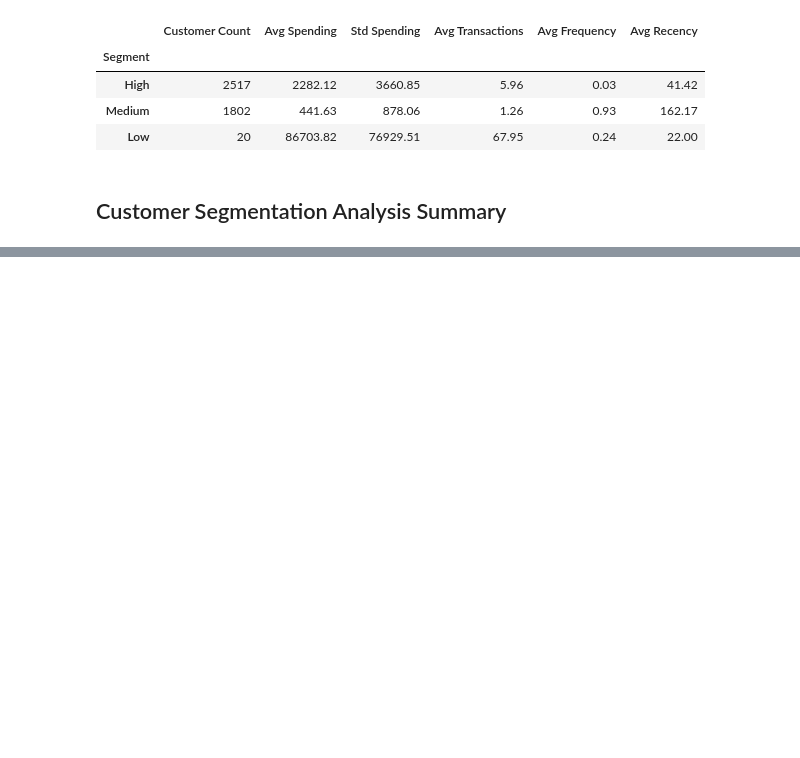
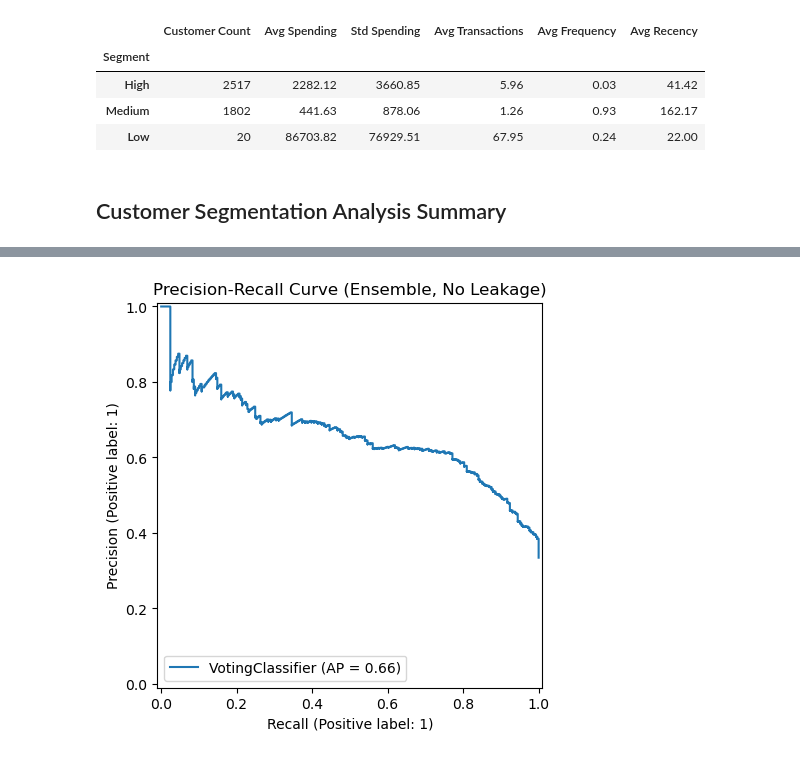
Before and after one commit to karthikke31-gif/E-commerce_Customer_Segementation, a Jupyter notebook: Customer_Segmentation.ipynb, the cells around one changed output, grey strips where cells are left out. Drawn from its saved outputs; the diff is of its cells as text; code cells hidden in the pictures; blank space fills up the shorter version.

```diff
--- a/Customer_Segmentation.ipynb
+++ b/Customer_Segmentation.ipynb
@@ -1125,0 +1241,21 @@ Created features such as:
+# %%
+
+# Step 6: Model 3 - SVM Pipeline (PCA Adaptive, RBF Kernel)
+n_features = X_train_nr.shape[1]
+n_components = min(6, n_features)  # Dynamic fix for error
+print(f"\nUsing PCA n_components={n_components} (adapted to {n_features} features)")
+
+pipeline = Pipeline([
+    ('pca', PCA(n_components=n_components)),
+    ('svm', SVC(kernel='rbf', class_weight='balanced', probability=True))  # probability for AUC
+])
+param_grid = {'svm__C': [0.1, 1, 10]}
+grid = GridSearchCV(pipeline, param_grid, cv=5, scoring='roc_auc', error_score='raise')  # Raise for debugging
+grid.fit(X_train_nr, y_train_nr)
+print("Best C:", grid.best_params_['svm__C'])
+
+# SVM Predictions & Report
+y_pred_svm = grid.predict(X_test_nr)
+y_prob_svm = grid.predict_proba(X_test_nr)[:, 1]
+print("SVM (No Leakage) Report:\n", classification_report(y_test_nr, y_pred_svm))
+print("AUC-ROC (SVM):", roc_auc_score(y_test_nr, y_prob_svm).round(3))
@@ -1125,0 +1284,18 @@ Created features such as:
+# %%
+
+# Step 7: Ensemble (Soft Voting for Best of All)
+ensemble = VotingClassifier([
+    ('lr', lr),
+    ('rf', rf),
+    ('svm', grid.best_estimator_)
+], voting='soft')
+ensemble.fit(X_train_nr, y_train_nr)
+y_pred_ens = ensemble.predict(X_test_nr)
+y_prob_ens = ensemble.predict_proba(X_test_nr)[:, 1]
+print("\nEnsemble Report:\n", classification_report(y_test_nr, y_pred_ens))
+print("AUC-ROC (Ensemble):", roc_auc_score(y_test_nr, y_prob_ens).round(3))
+
+# Step 8: Advanced Evaluation
+# Confusion Matrix (Ensemble)
+cm = confusion_matrix(y_test_nr, y_pred_ens)
+print("\nConfusion Matrix (Ensemble):\n", cm)
@@ -1125,0 +1318,8 @@ Created features such as:
+# %%
+# Precision-Recall Curve (Ensemble)
+fig, ax = plt.subplots(figsize=(6, 5))
+PrecisionRecallDisplay.from_estimator(ensemble, X_test_nr, y_test_nr, ax=ax)
+plt.title('Precision-Recall Curve (Ensemble, No Leakage)')
+plt.show()
+# %% [output]
+[figure, added]
```
Also changed, not shown: parts of 30 cells of this notebook.
